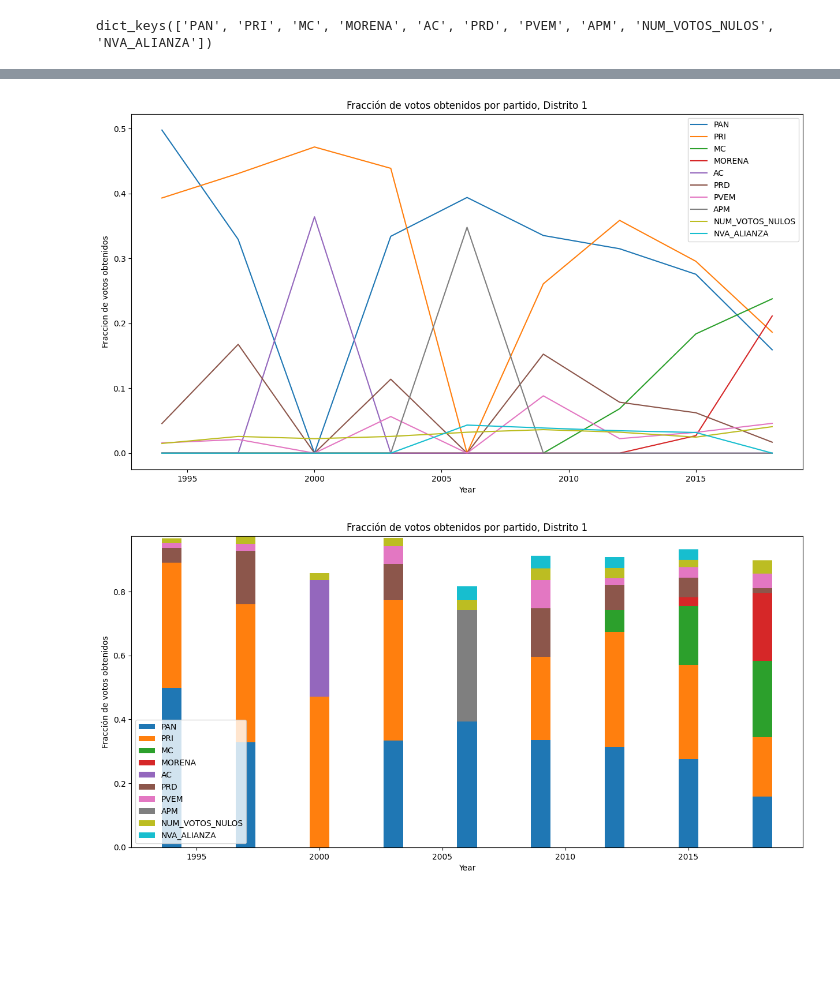
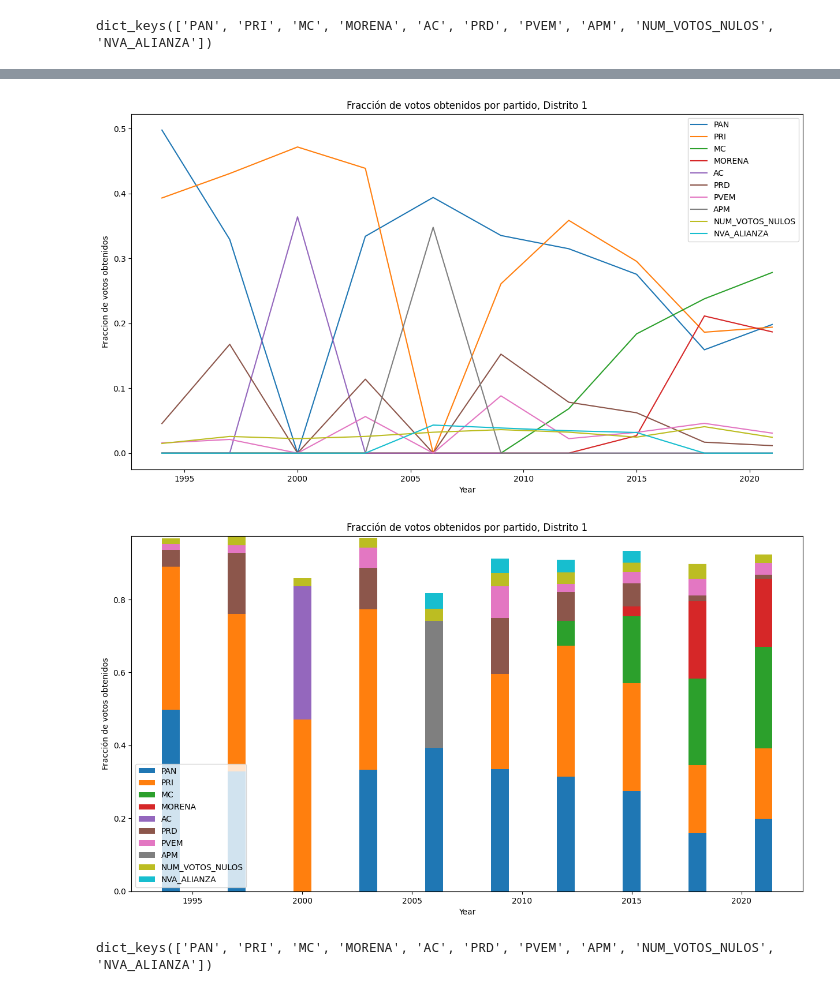
Before and after one commit to harogl/data_science_Santander, a Jupyter notebook: Analisis_diputados_MR.ipynb, the cells around one changed output, grey strips where cells are left out. Cells and saved outputs as stored; diff of their text form; code cells hidden in the pictures; blank space fills up the shorter version.

```diff
--- a/Analisis_diputados_MR.ipynb
+++ b/Analisis_diputados_MR.ipynb
@@ -94,0 +112,3 @@ memory usage: 15.2+ MB
+# %%
+df_DMR_2021.rename(columns = {'ID_DISTRITO_FEDERAL': 'ID_DISTRITO'}, inplace = True)
+df_DMR_2021.head()
@@ -596,29 +680,33 @@ plt.title(f'Fracción de votos obtenidos por partido, Distrito {str(distrito)}')
 plt.legend(leyendas)
 plt.show()
 # %% [output]
-[figure, old version]
+[figure, new version]
 # %%
 # Se puede implementar una gráfica de barras apiladas para una mejor visualización de los datos
 
 leyendas = []
 distrito = 1     # Distrito a analizar
-plt.figure(figsize=(15, 7))
+plt.figure(figsize=(15, 8))
 
 bottom = np.zeros(len(tablas_pivote_jalisco_distrito_norm[partido].index))
 for partido in top_10_jalisco:
     plt.bar(
         tablas_pivote_jalisco_distrito_norm[partido].index,
         tablas_pivote_jalisco_distrito_norm[partido][distrito],
         bottom = bottom,
         label = partido
     )
     bottom += np.array(tablas_pivote_jalisco_distrito_norm[partido][distrito])
     leyendas.append(partido)
 
 plt.xlabel('Year')
 plt.ylabel('Fracción de votos obtenidos')
 plt.title(f'Fracción de votos obtenidos por partido, Distrito {str(distrito)}')
 plt.legend(leyendas)
 plt.show()
 # %% [output]
-[figure, old version]
+[figure, new version]
+# %%
+tablas_pivote_jalisco_distrito_norm.keys()
+# %% [output]
+dict_keys(['PAN', 'PRI', 'MC', 'MORENA', 'AC', 'PRD', 'PVEM', 'APM', 'NUM_VOTOS_NULOS', 'NVA_ALIANZA'])
```
Also changed, not shown: parts of 30 cells of this notebook.
